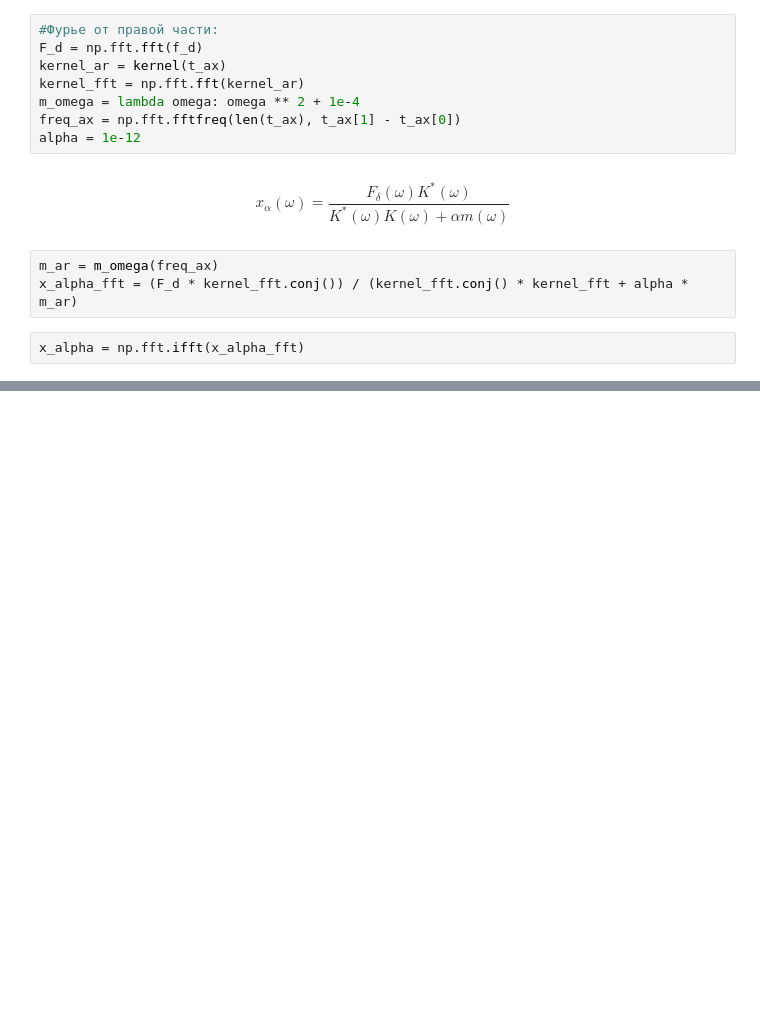
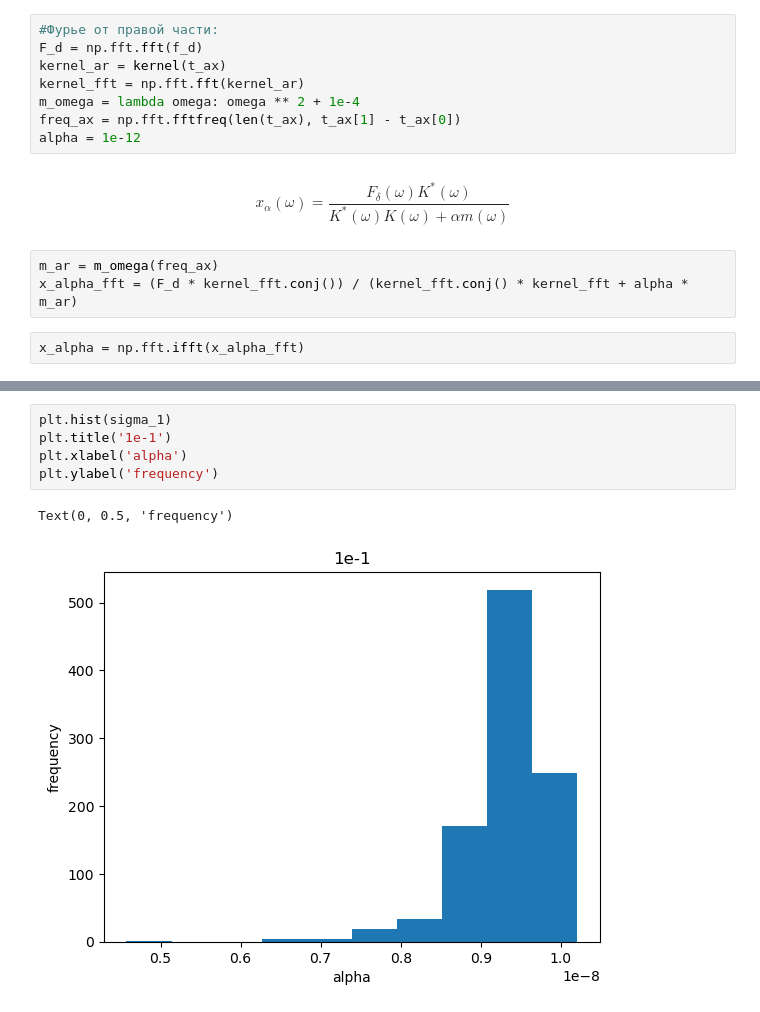
Before and after one commit to EHAT32/inverse, a Jupyter notebook: 23_9/lab_conv.ipynb, the cells around one changed output, grey strips where cells are left out. Saved outputs shown, nothing was run; the diff lists cells and outputs as text; blank space fills up the shorter version.

```diff
--- a/23_9/lab_conv.ipynb
+++ b/23_9/lab_conv.ipynb
@@ -71,0 +87,8 @@ plt.plot(t_ax, x_t(t_ax))
+# %%
+plt.hist(sigma_1)
+plt.title('1e-1')
+plt.xlabel('alpha')
+plt.ylabel('frequency')
+# %% [output]
+Text(0, 0.5, 'frequency')
+[figure, added]
```
Also changed, not shown: parts of 10 cells of this notebook, 7 other files.
